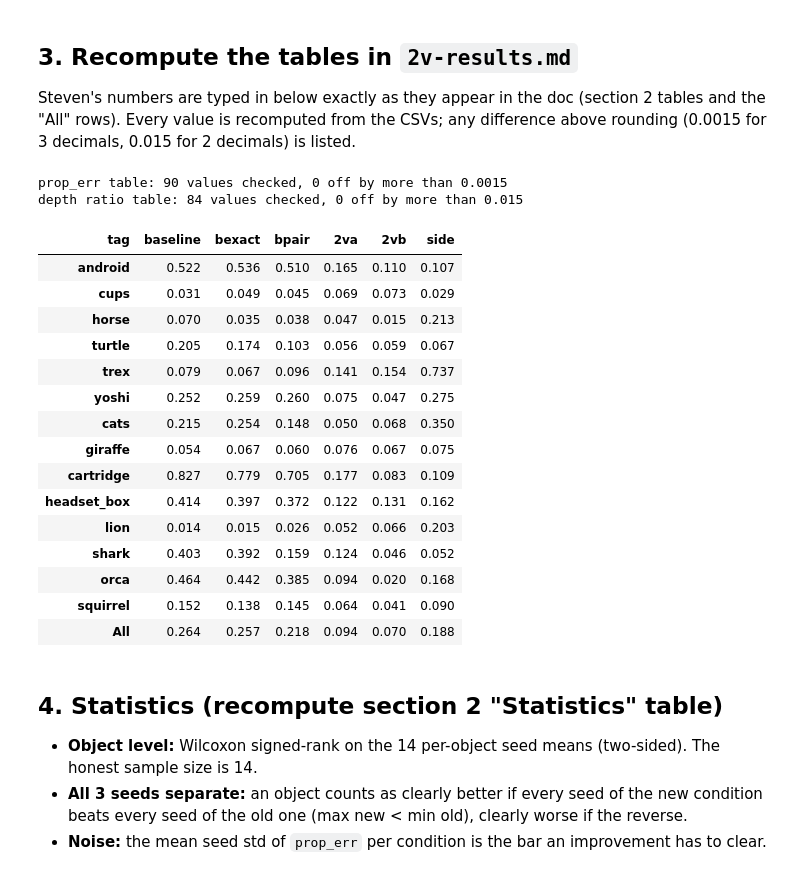
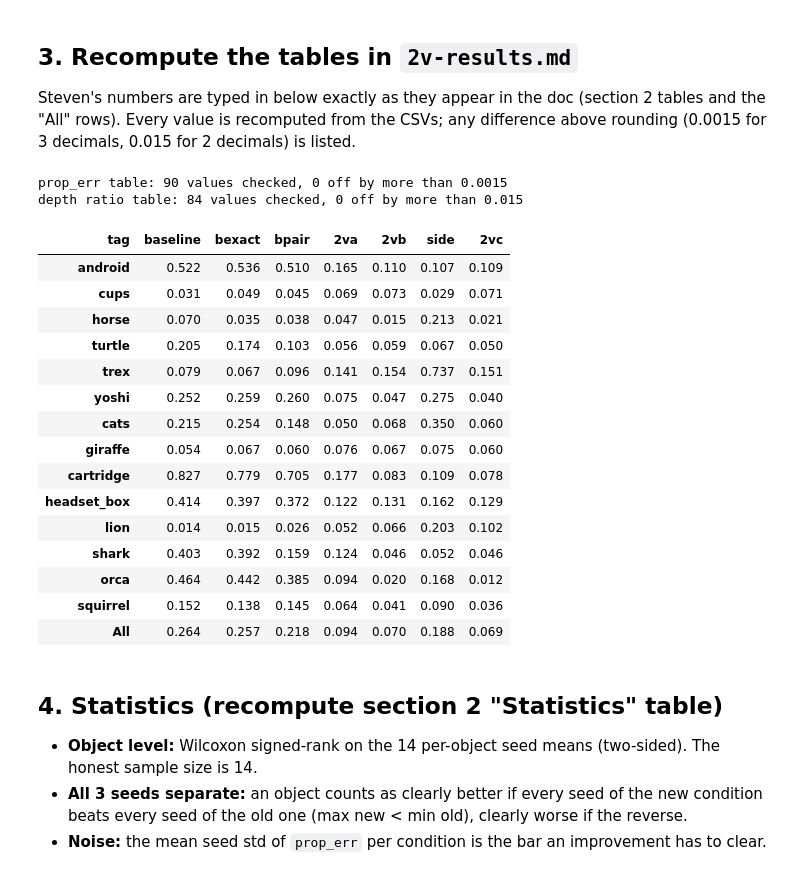
Before and after one commit to steven-cheun/generative-3d-gaussians, a Jupyter notebook: notebooks/06_results.ipynb, the cells around one changed output. Drawn from its saved outputs; the diff is of its cells as text; code cells hidden in the pictures.

```diff
--- a/notebooks/06_results.ipynb
+++ b/notebooks/06_results.ipynb
@@ -22,12 +22,12 @@ FIG_DIR = ROOT / "figures"          # local only (excluded); upload to the Drive
 FIG_DIR.mkdir(exist_ok=True)
 pd.set_option("display.precision", 3)
 
-TAGS = ["baseline", "bexact", "bpair", "2va", "2vb", "side"]
+TAGS = ["baseline", "bexact", "bpair", "2va", "2vb", "side", "2vc"]
 LABEL = {"baseline": "baseline", "bexact": "bexact", "bpair": "bpair (control)",
-         "2va": "2V-a", "2vb": "2V-b", "side": "side-only"}
+         "2va": "2V-a", "2vb": "2V-b", "side": "side-only", "2vc": "2V-c"}
 # Fixed color per condition in every figure (validated palette; 2V-b vs side is close for
 # colorblind readers, so side-only bars also get a hatch)
-COLOR = {"baseline": "#8a8984", "bpair": "#2a78d6", "2va": "#eb6834", "2vb": "#1baf7a", "side": "#e87ba4"}
+COLOR = {"baseline": "#8a8984", "bpair": "#2a78d6", "2va": "#eb6834", "2vb": "#1baf7a", "side": "#e87ba4", "2vc": "#7b5cd6"}
 INK, MUTED, GRID = "#0b0b0b", "#52514e", "#e4e3df"
 
 # Groups from the failure analysis (notebook 05) and Steven's predictions
@@ -145,50 +145,52 @@ giraffe 0.94 0.92 0.90 0.87 0.89 1.10
 cartridge 4.95 4.53 4.06 1.42 1.17 0.89
 headset_box 2.11 2.05 1.97 1.23 1.22 0.84
 lion 0.98 1.02 1.05 0.98 0.98 0.78
 shark 0.46 0.46 0.75 0.85 0.92 1.02
 orca 0.42 0.46 0.52 0.86 0.97 0.73
 squirrel 0.79 0.82 0.80 0.90 0.93 1.06
 """
+CLAIMED_TAGS = TAGS[:6]  # 2v-results.md predates 2V-c
+
 def parse(block):
     rows = [line.split() for line in block.strip().splitlines()]
-    return pd.DataFrame({t: [float(x[i + 1]) for x in rows] for i, t in enumerate(TAGS)},
+    return pd.DataFrame({t: [float(x[i + 1]) for x in rows] for i, t in enumerate(CLAIMED_TAGS)},
                         index=[x[0] for x in rows])
 
 def compare(name, claimed, ours, tol):
     diff = (ours.reindex_like(claimed) - claimed).round(4)
     bad = diff.stack()[lambda s: s.abs() > tol]
     print(f"{name}: {claimed.size} values checked, {len(bad)} off by more than {tol}")
     if len(bad):
         display(pd.DataFrame({"claimed": claimed.stack()[bad.index], "recomputed": ours.reindex_like(claimed).stack()[bad.index]}))
 
 prop_obj = runs.pivot_table(index="name", columns="tag", values="prop_err", aggfunc="mean")[TAGS]
 prop_tab = pd.concat([prop_obj.reindex(NAMES), prop_obj.mean().to_frame("All").T])
 depth_obj = runs.pivot_table(index="name", columns="tag", values="ratio_d", aggfunc="mean")[TAGS].reindex(NAMES)
 
 compare("prop_err table", parse(CLAIMED_PROP), prop_tab, 0.0015)
 compare("depth ratio table", parse(CLAIMED_DEPTH), depth_obj, 0.015)
 prop_tab.to_csv(FIG_DIR / "table_2v_prop_err.csv", float_format="%.4f")
 depth_obj.to_csv(FIG_DIR / "table_2v_depth_ratio.csv", float_format="%.3f")
 prop_tab
 # %% [output]
 prop_err table: 90 values checked, 0 off by more than 0.0015
 depth ratio table: 84 values checked, 0 off by more than 0.015
-| tag | baseline | bexact | bpair | 2va | 2vb | side |
-| android | 0.522 | 0.536 | 0.510 | 0.165 | 0.110 | 0.107 |
-| cups | 0.031 | 0.049 | 0.045 | 0.069 | 0.073 | 0.029 |
-| horse | 0.070 | 0.035 | 0.038 | 0.047 | 0.015 | 0.213 |
-| turtle | 0.205 | 0.174 | 0.103 | 0.056 | 0.059 | 0.067 |
-| trex | 0.079 | 0.067 | 0.096 | 0.141 | 0.154 | 0.737 |
-| yoshi | 0.252 | 0.259 | 0.260 | 0.075 | 0.047 | 0.275 |
-| cats | 0.215 | 0.254 | 0.148 | 0.050 | 0.068 | 0.350 |
-| giraffe | 0.054 | 0.067 | 0.060 | 0.076 | 0.067 | 0.075 |
-| cartridge | 0.827 | 0.779 | 0.705 | 0.177 | 0.083 | 0.109 |
-| headset_box | 0.414 | 0.397 | 0.372 | 0.122 | 0.131 | 0.162 |
-| lion | 0.014 | 0.015 | 0.026 | 0.052 | 0.066 | 0.203 |
-| shark | 0.403 | 0.392 | 0.159 | 0.124 | 0.046 | 0.052 |
-| orca | 0.464 | 0.442 | 0.385 | 0.094 | 0.020 | 0.168 |
-| squirrel | 0.152 | 0.138 | 0.145 | 0.064 | 0.041 | 0.090 |
-| All | 0.264 | 0.257 | 0.218 | 0.094 | 0.070 | 0.188 |
+| tag | baseline | bexact | bpair | 2va | 2vb | side | 2vc |
+| android | 0.522 | 0.536 | 0.510 | 0.165 | 0.110 | 0.107 | 0.109 |
+| cups | 0.031 | 0.049 | 0.045 | 0.069 | 0.073 | 0.029 | 0.071 |
+| horse | 0.070 | 0.035 | 0.038 | 0.047 | 0.015 | 0.213 | 0.021 |
+| turtle | 0.205 | 0.174 | 0.103 | 0.056 | 0.059 | 0.067 | 0.050 |
+| trex | 0.079 | 0.067 | 0.096 | 0.141 | 0.154 | 0.737 | 0.151 |
+| yoshi | 0.252 | 0.259 | 0.260 | 0.075 | 0.047 | 0.275 | 0.040 |
+| cats | 0.215 | 0.254 | 0.148 | 0.050 | 0.068 | 0.350 | 0.060 |
+| giraffe | 0.054 | 0.067 | 0.060 | 0.076 | 0.067 | 0.075 | 0.060 |
+| cartridge | 0.827 | 0.779 | 0.705 | 0.177 | 0.083 | 0.109 | 0.078 |
+| headset_box | 0.414 | 0.397 | 0.372 | 0.122 | 0.131 | 0.162 | 0.129 |
+| lion | 0.014 | 0.015 | 0.026 | 0.052 | 0.066 | 0.203 | 0.102 |
+| shark | 0.403 | 0.392 | 0.159 | 0.124 | 0.046 | 0.052 | 0.046 |
+| orca | 0.464 | 0.442 | 0.385 | 0.094 | 0.020 | 0.168 | 0.012 |
+| squirrel | 0.152 | 0.138 | 0.145 | 0.064 | 0.041 | 0.090 | 0.036 |
+| All | 0.264 | 0.257 | 0.218 | 0.094 | 0.070 | 0.188 | 0.069 |
 # %% [markdown]
 ## 4. Statistics (recompute section 2 "Statistics" table)
 
```
Also changed, not shown: parts of 16 cells of this notebook, 1 other file.
